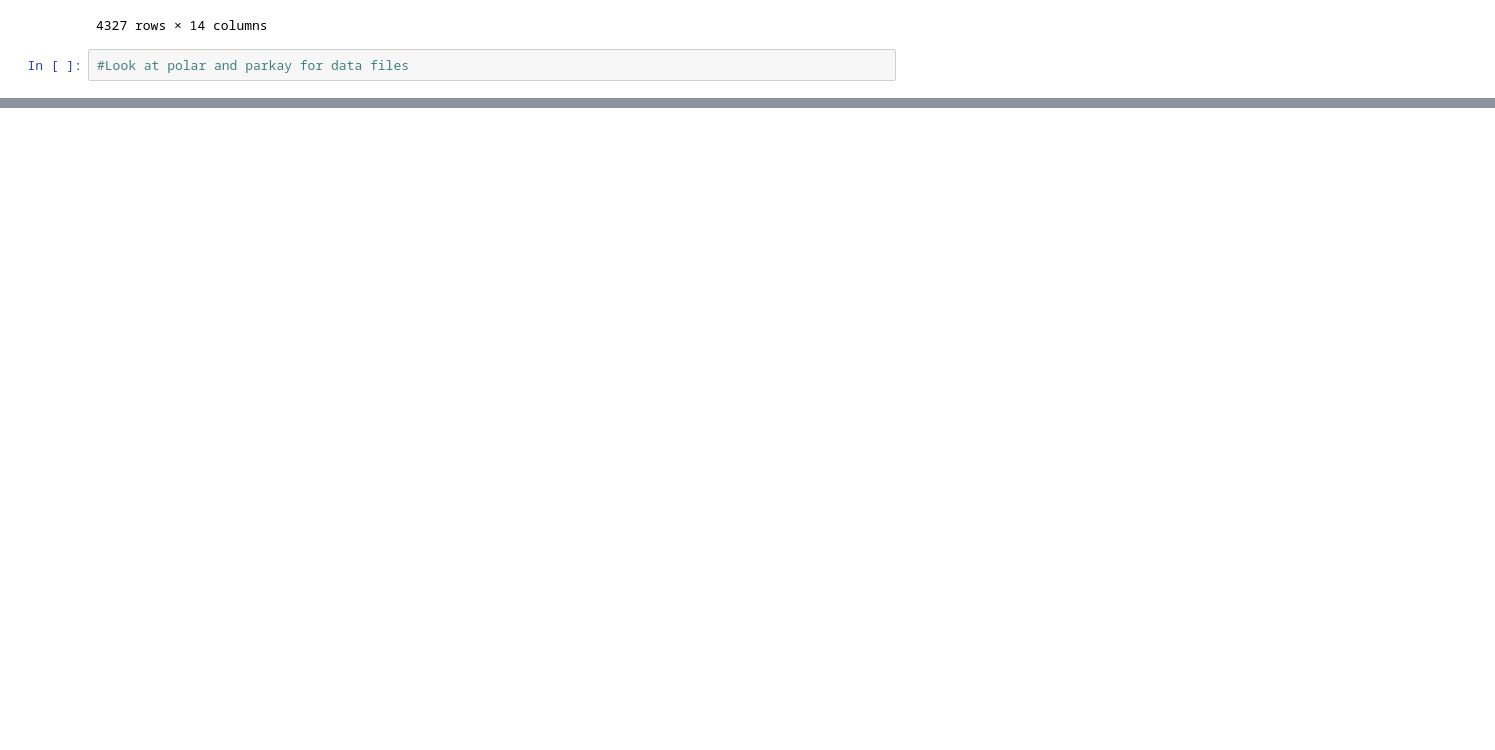
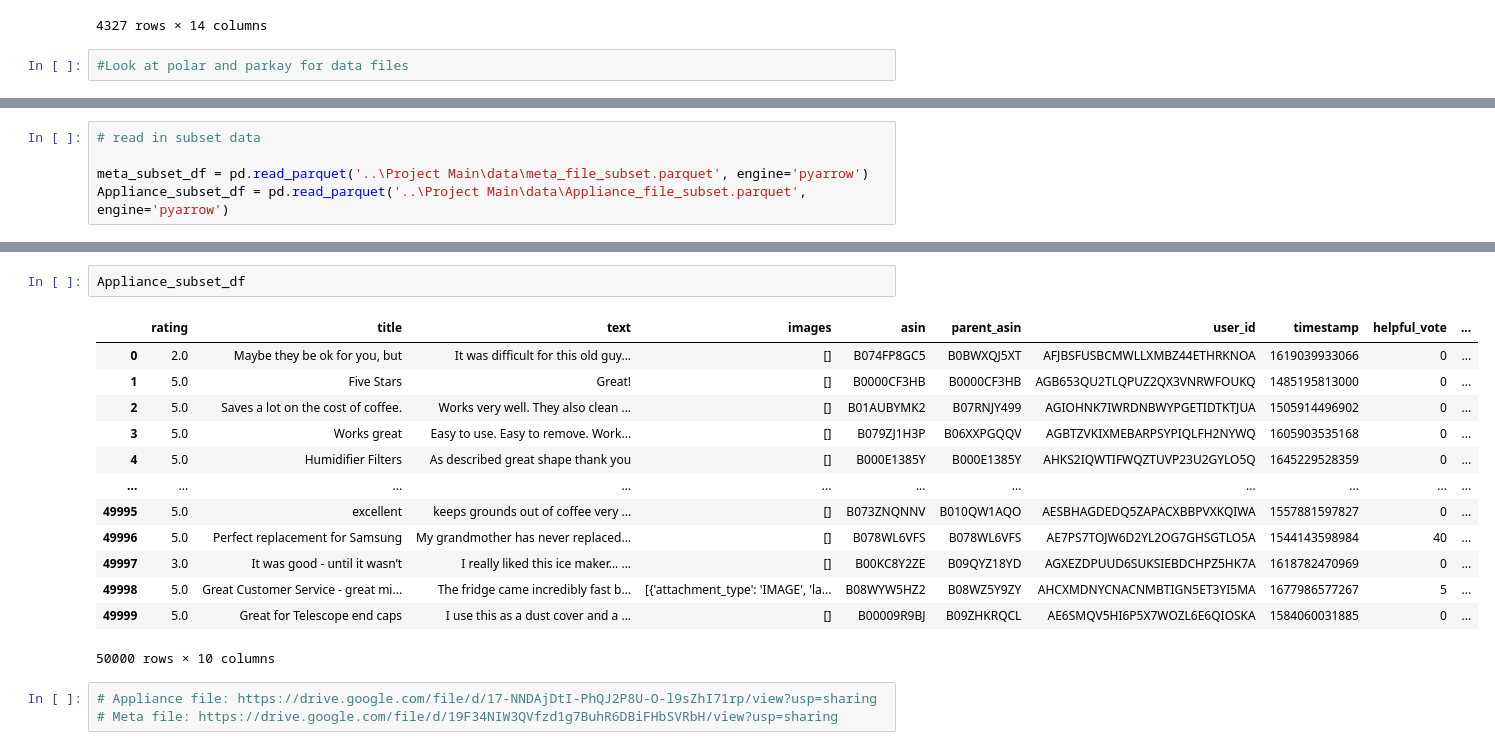
Before and after one commit to gisellegomezp/Project3, a Jupyter notebook: Mike/mike-workbook.ipynb, the cells around one changed output, grey strips where cells are left out. Drawn from its saved outputs; the diff is of its cells as text; blank space fills up the shorter version.

Commit message:
data cleansing work

```diff
--- a/Mike/mike-workbook.ipynb
+++ b/Mike/mike-workbook.ipynb
@@ -227,0 +285,5 @@ filtered_df
+# %%
+# read in subset data
+
+meta_subset_df = pd.read_parquet('..\Project Main\data\meta_file_subset.parquet', engine='pyarrow')
+Appliance_subset_df = pd.read_parquet('..\Project Main\data\Appliance_file_subset.parquet', engine='pyarrow')
@@ -227,0 +306,19 @@ filtered_df
+# %%
+Appliance_subset_df
+# %% [output]
+|  | rating | title | text | images | asin | parent_asin | user_id | timestamp | helpful_vote | ... |
+| 0 | 2.0 | Maybe they be ok for you, but | It was difficult for this old guy... | [] | B074FP8GC5 | B0BWXQJ5XT | AFJBSFUSBCMWLLXMBZ44ETHRKNOA | 1619039933066 | 0 | ... |
+| 1 | 5.0 | Five Stars | Great! | [] | B0000CF3HB | B0000CF3HB | AGB653QU2TLQPUZ2QX3VNRWFOUKQ | 1485195813000 | 0 | ... |
+| 2 | 5.0 | Saves a lot on the cost of coffee. | Works very well. They also clean ... | [] | B01AUBYMK2 | B07RNJY499 | AGIOHNK7IWRDNBWYPGETIDTKTJUA | 1505914496902 | 0 | ... |
+| 3 | 5.0 | Works great | Easy to use. Easy to remove. Work... | [] | B079ZJ1H3P | B06XXPGQQV | AGBTZVKIXMEBARPSYPIQLFH2NYWQ | 1605903535168 | 0 | ... |
+| 4 | 5.0 | Humidifier Filters | As described great shape thank you | [] | B000E1385Y | B000E1385Y | AHKS2IQWTIFWQZTUVP23U2GYLO5Q | 1645229528359 | 0 | ... |
+| ... | ... | ... | ... | ... | ... | ... | ... | ... | ... | ... |
+| 49995 | 5.0 | excellent | keeps grounds out of coffee very ... | [] | B073ZNQNNV | B010QW1AQO | AESBHAGDEDQ5ZAPACXBBPVXKQIWA | 1557881597827 | 0 | ... |
+| 49996 | 5.0 | Perfect replacement for Samsung | My grandmother has never replaced... | [] | B078WL6VFS | B078WL6VFS | AE7PS7TOJW6D2YL2OG7GHSGTLO5A | 1544143598984 | 40 | ... |
+| 49997 | 3.0 | It was good - until it wasn’t | I really liked this ice maker... ... | [] | B00KC8Y2ZE | B09QYZ18YD | AGXEZDPUUD6SUKSIEBDCHPZ5HK7A | 1618782470969 | 0 | ... |
+| 49998 | 5.0 | Great Customer Service - great mi... | The fridge came incredibly fast b... | [{'attachment_type': 'IMAGE', 'la... | B08WYW5HZ2 | B08WZ5Y9ZY | AHCXMDNYCNACNMBTIGN5ET3YI5MA | 1677986577267 | 5 | ... |
+| 49999 | 5.0 | Great for Telescope end caps | I use this as a dust cover and a ... | [] | B00009R9BJ | B09ZHKRQCL | AE6SMQV5HI6P5X7WOZL6E6QIOSKA | 1584060031885 | 0 | ... |
+50000 rows × 10 columns
+# %%
+# Appliance file: https://drive.google.com/file/d/17-NNDAjDtI-PhQJ2P8U-O-l9sZhI71rp/view?usp=sharing
+# Meta file: https://drive.google.com/file/d/19F34NIW3QVfzd1g7BuhR6DBiFHbSVRbH/view?usp=sharing
```
Also changed, not shown: parts of 22 cells of this notebook.
